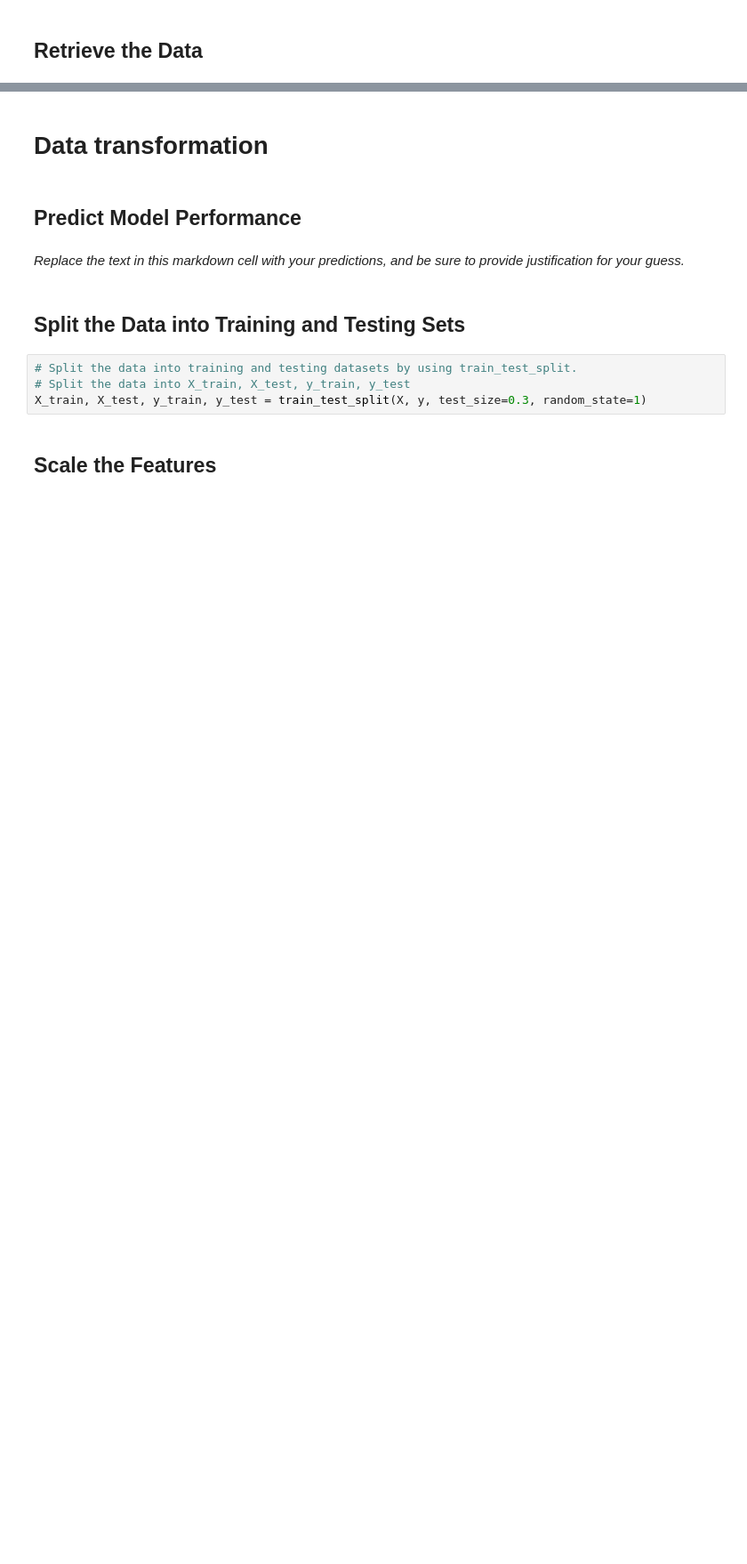
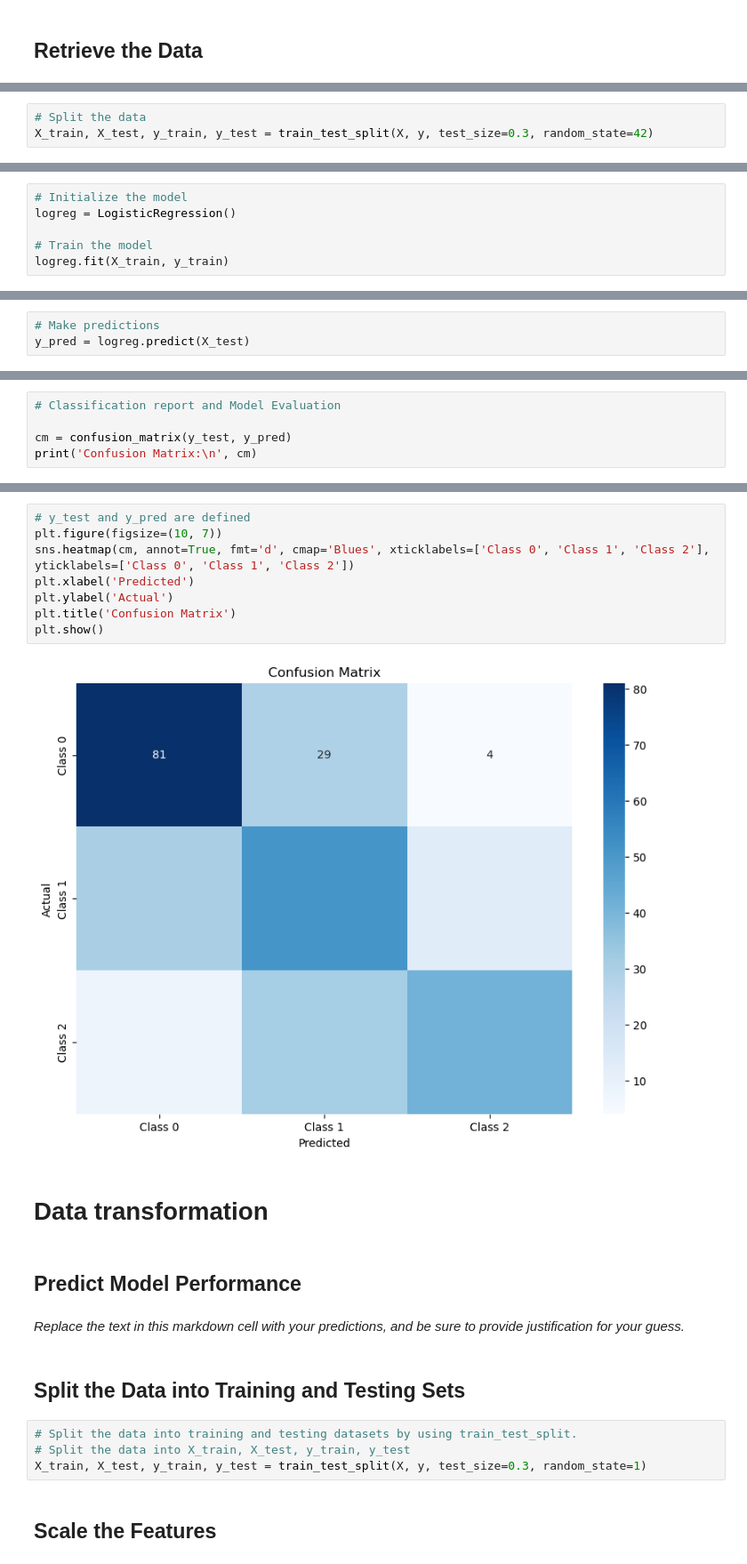
Before and after one commit to AI-Bootcamp-Class/project2, a Jupyter notebook: lr_model_predictions.ipynb, the cells around one changed output, grey strips where cells are left out. Shown at 89% size. Drawn from its saved outputs; the diff is of its cells as text; blank space fills up the shorter version.

```diff
--- a/lr_model_predictions.ipynb
+++ b/lr_model_predictions.ipynb
@@ -26,0 +49,3 @@ client_secret = os.environ['']
+# %%
+# Split the data
+X_train, X_test, y_train, y_test = train_test_split(X, y, test_size=0.3, random_state=42)
@@ -26,0 +54,6 @@ client_secret = os.environ['']
+# %%
+# Initialize the model
+logreg = LogisticRegression()
+
+# Train the model
+logreg.fit(X_train, y_train)
@@ -26,0 +62,3 @@ client_secret = os.environ['']
+# %%
+# Make predictions
+y_pred = logreg.predict(X_test)
@@ -26,0 +71,5 @@ client_secret = os.environ['']
+# %%
+# Classification report and Model Evaluation
+
+cm = confusion_matrix(y_test, y_pred)
+print('Confusion Matrix:\n', cm)
@@ -27,3 +81,13 @@ client_secret = os.environ['']
+# %%
+# y_test and y_pred are defined
+plt.figure(figsize=(10, 7))
+sns.heatmap(cm, annot=True, fmt='d', cmap='Blues', xticklabels=['Class 0', 'Class 1', 'Class 2'], yticklabels=['Class 0', 'Class 1', 'Class 2'])
+plt.xlabel('Predicted')
+plt.ylabel('Actual')
+plt.title('Confusion Matrix')
+plt.show()
+# %% [output]
+[figure, added]
 # %% [markdown]
 # Data transformation
 # %% [markdown]
```
Also changed, not shown: parts of 13 cells of this notebook.
